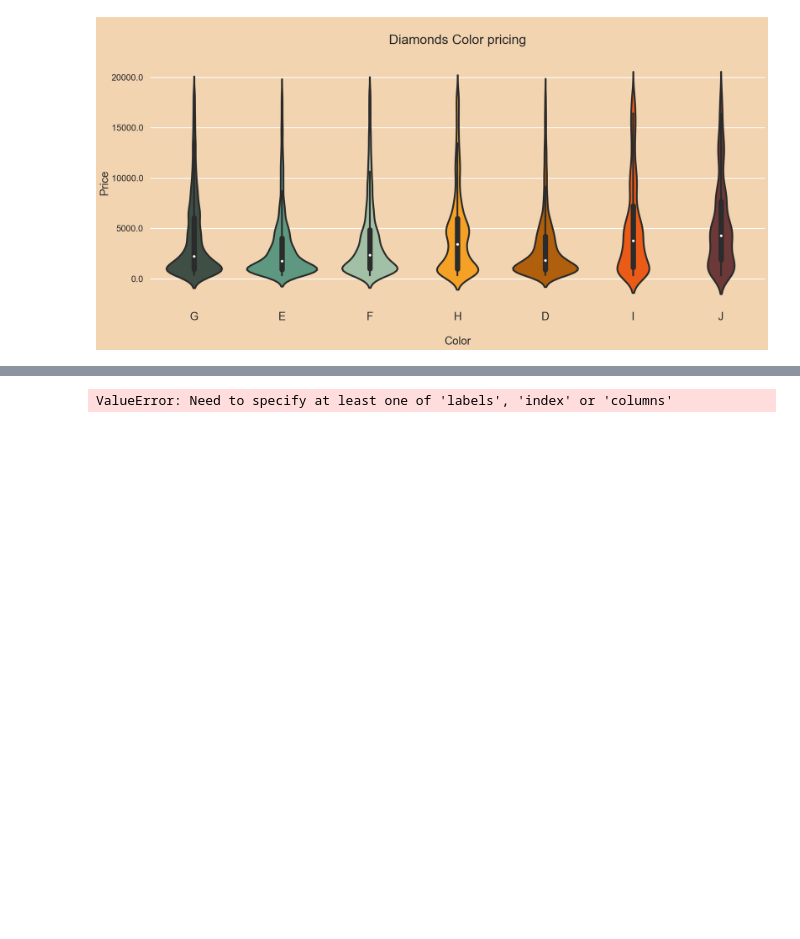
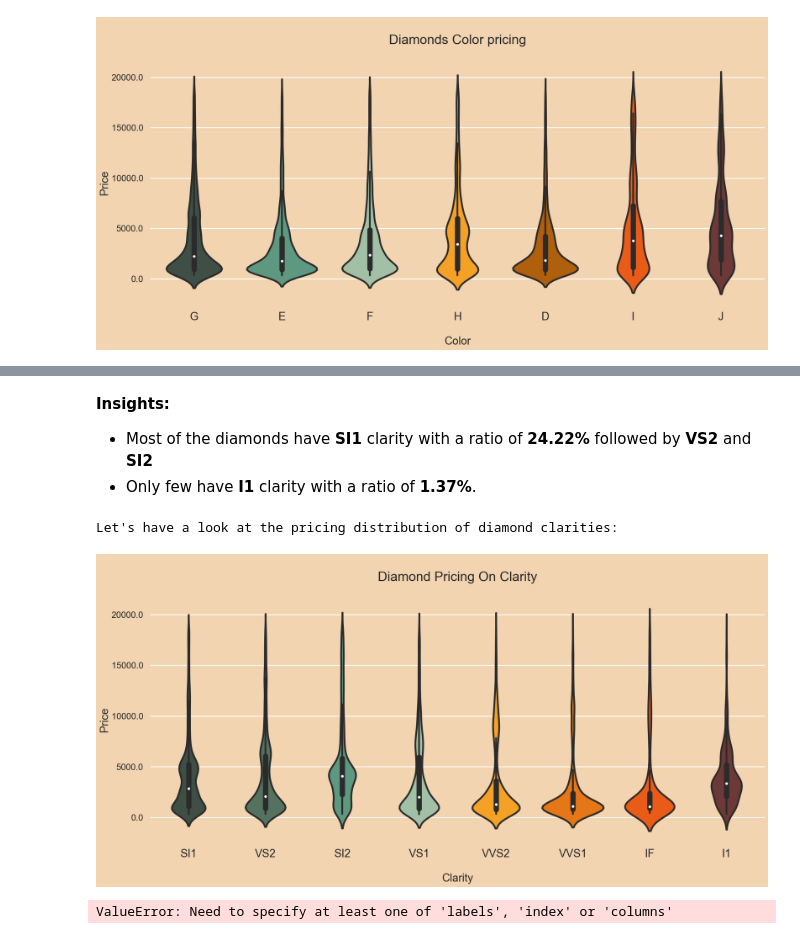
Before and after one commit to hbatistuzzo/Diamonds_regression, a Jupyter notebook: diamonds_henrique.ipynb, the cells around one changed output, grey strips where cells are left out. Drawn from its saved outputs; the diff is of its cells as text; code cells hidden in the pictures; blank space fills up the shorter version.

```diff
--- a/diamonds_henrique.ipynb
+++ b/diamonds_henrique.ipynb
@@ -291,3 +345,24 @@ Let's have a look at the price distribution of diamond colors:
+# %% [markdown]
+**Insights:**
+
+* Most of the diamonds have **SI1** clarity with a ratio of **24.22%** followed by **VS2** and **SI2**
+* Only few have **I1** clarity with a ratio of **1.37%**.
+# %%
+print("Let's have a look at the pricing distribution of diamond clarities:")
+plt.subplots(figsize=(25, 10))
+
+p=sns.violinplot(x=diamonds["clarity"],y=diamonds["price"],order=diamonds["clarity"].value_counts().index,palette=["#3f4f45","#557260","#5e9880","#a2c0a6","#f5a126","#e57716","#ea5b17","#6c3938"],saturation=1,linewidth=4,edgecolor="black")
+p.axes.set_title("\nDiamond Pricing On Clarity\n",fontsize=30)
+p.axes.set_xlabel("\nClarity",fontsize=25)
+p.axes.set_ylabel("Price",fontsize=25)
+p.set_yticklabels(p.get_yticks(), size = 20)
+p.set_xticklabels(diamonds["clarity"].value_counts().index, size = 25)
+
+sns.despine(left=True, bottom=True)
+plt.show()
+# %% [output]
+Let's have a look at the pricing distribution of diamond clarities:
+[figure, added]
 # %%
 diamonds.drop() #drop those where x or y = 0
 # %% [output]
```
Also changed, not shown: parts of 3 cells of this notebook, 4 other files.
